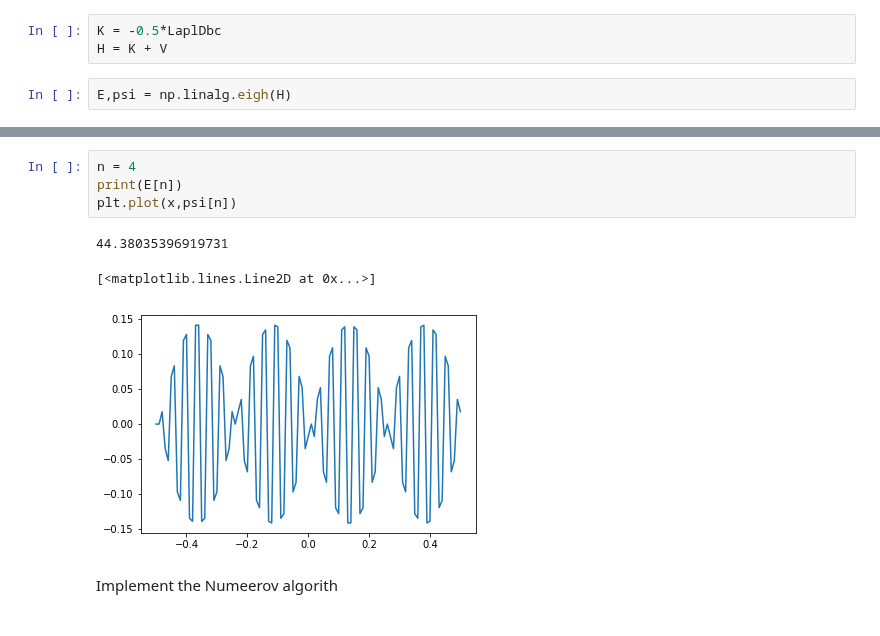
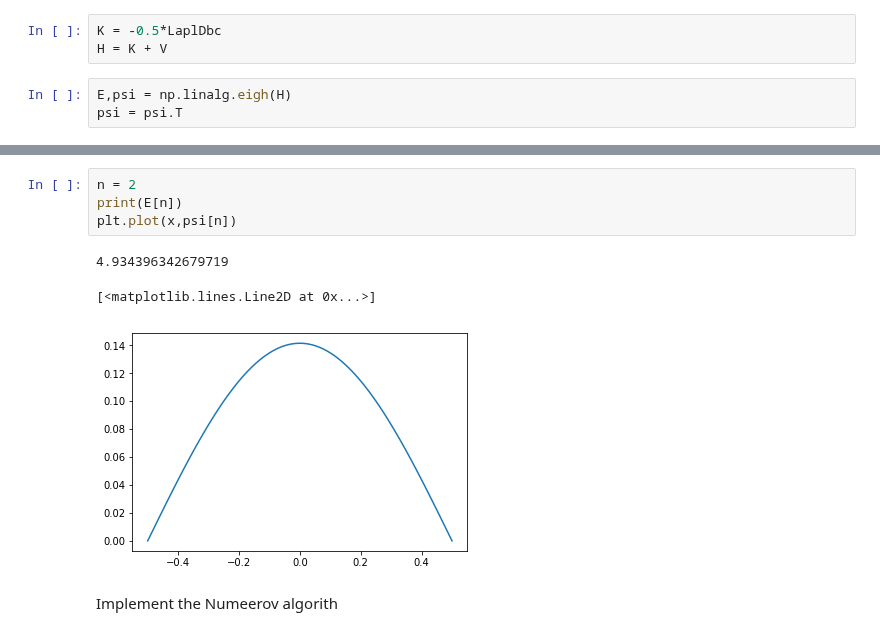
Before and after one commit to luigigenovese/KPM-nb, a Jupyter notebook: POLARIZABILITY/Discrete_potential_1D_Box.ipynb, the cells around one changed output, grey strips where cells are left out. Drawn from its saved outputs; the diff is of its cells as text.

```diff
--- a/POLARIZABILITY/Discrete_potential_1D_Box.ipynb
+++ b/POLARIZABILITY/Discrete_potential_1D_Box.ipynb
@@ -57,3 +75,4 @@ K = -0.5*LaplDbc
 H = K + V
 # %%
 E,psi = np.linalg.eigh(H)
+psi = psi.T
@@ -60,11 +86,11 @@ E,psi = np.linalg.eigh(H)
 # %%
-n = 4
+n = 2
 print(E[n])
 plt.plot(x,psi[n])
 # %% [output]
-44.38035396919731
+4.934396342679719
 [<matplotlib.lines.Line2D at 0x...>]
-[figure, old version]
+[figure, new version]
 # %% [markdown]
 Implement the Numeerov algorith
 # %%
```
Also changed, not shown: parts of 9 cells of this notebook, 1 other file.
